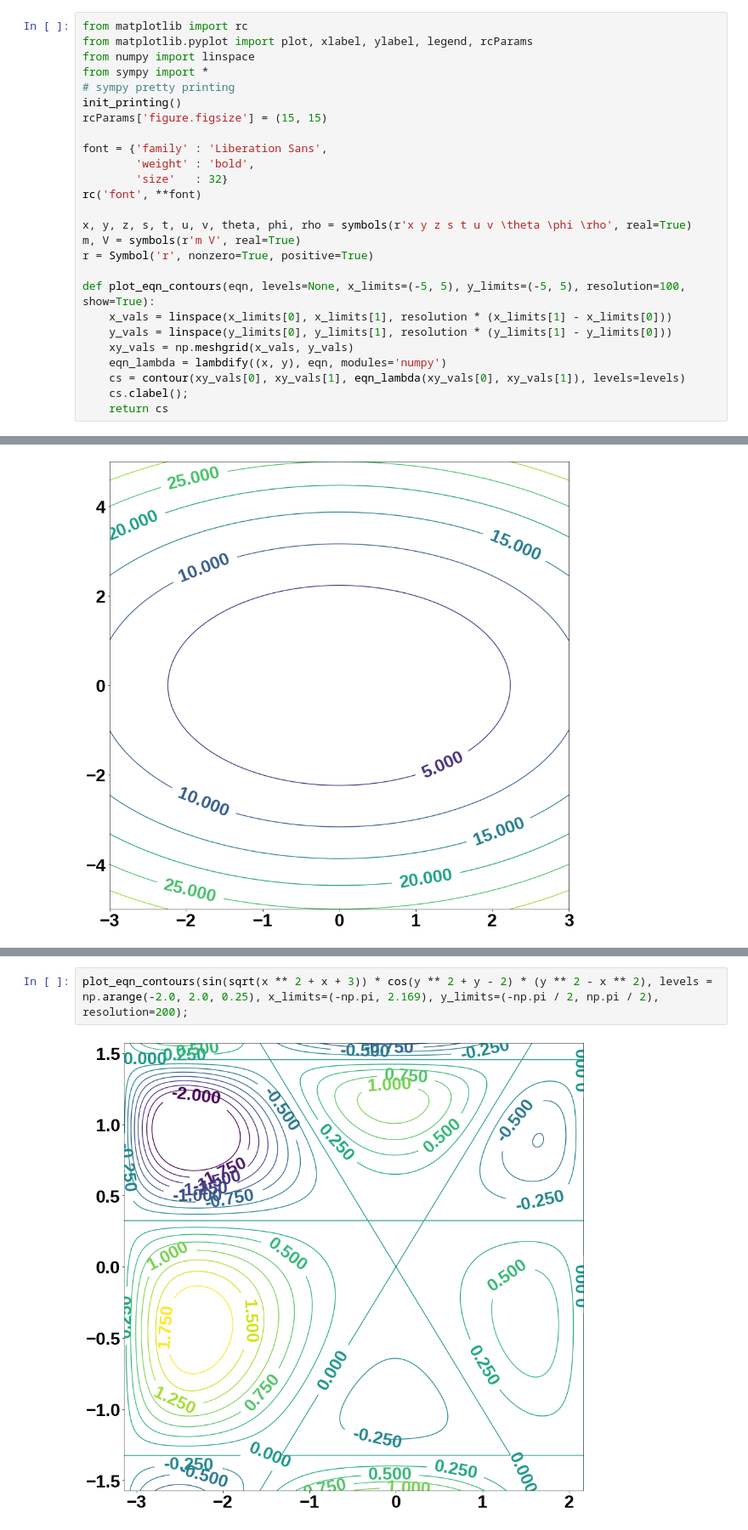
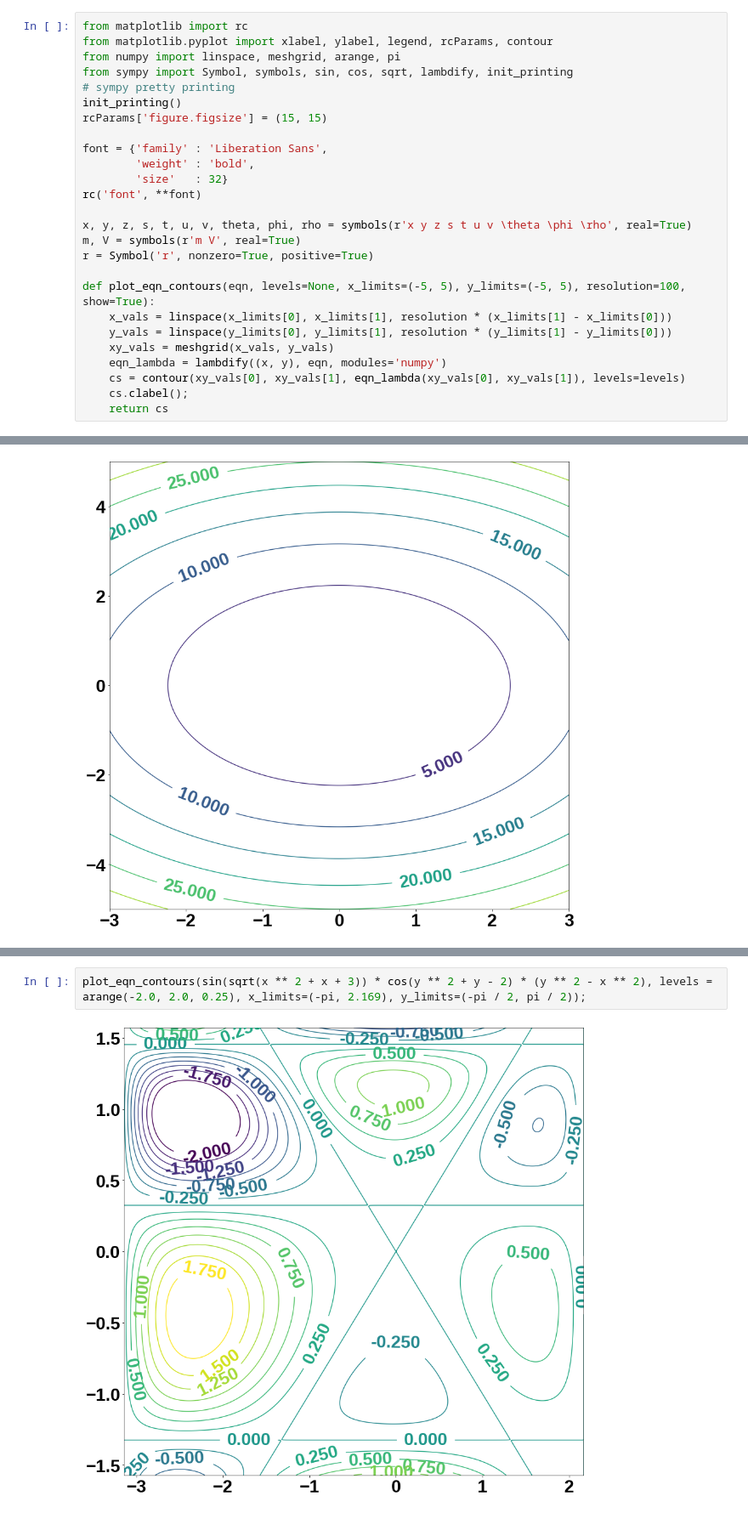
Before and after one commit to mfdeakin/ta_worksheets, a Jupyter notebook: mech222/Workshop_4b.ipynb, the cells around one changed output, grey strips where cells are left out. Shown at 85% size. Saved outputs shown, nothing was run; the diff lists cells and outputs as text.

Commit message:
Minor improvements to the contour plot demos

```diff
--- a/mech222/Workshop_4b.ipynb
+++ b/mech222/Workshop_4b.ipynb
@@ -1,8 +1,8 @@
 # %%
 from matplotlib import rc
-from matplotlib.pyplot import plot, xlabel, ylabel, legend, rcParams
-from numpy import linspace
-from sympy import *
+from matplotlib.pyplot import xlabel, ylabel, legend, rcParams, contour
+from numpy import linspace, meshgrid, arange, pi
+from sympy import Symbol, symbols, sin, cos, sqrt, lambdify, init_printing
 # sympy pretty printing
 init_printing()
 rcParams['figure.figsize'] = (15, 15)
@@ -19,7 +19,7 @@ r = Symbol('r', nonzero=True, positive=True)
 def plot_eqn_contours(eqn, levels=None, x_limits=(-5, 5), y_limits=(-5, 5), resolution=100, show=True):
     x_vals = linspace(x_limits[0], x_limits[1], resolution * (x_limits[1] - x_limits[0]))
     y_vals = linspace(y_limits[0], y_limits[1], resolution * (y_limits[1] - y_limits[0]))
-    xy_vals = np.meshgrid(x_vals, y_vals)
+    xy_vals = meshgrid(x_vals, y_vals)
     eqn_lambda = lambdify((x, y), eqn, modules='numpy')
     cs = contour(xy_vals[0], xy_vals[1], eqn_lambda(xy_vals[0], xy_vals[1]), levels=levels)
     cs.clabel();
@@ -47,6 +47,6 @@ plot_eqn_contours(sin(x) * cos(y), levels = np.arange(-1.0, 1.0, 0.25), x_limits
 # %% [output]
 [figure]
 # %%
-plot_eqn_contours(sin(sqrt(x ** 2 + x + 3)) * cos(y ** 2 + y - 2) * (y ** 2 - x ** 2), levels = np.arange(-2.0, 2.0, 0.25), x_limits=(-np.pi, 2.169), y_limits=(-np.pi / 2, np.pi / 2), resolution=200);
+plot_eqn_contours(sin(sqrt(x ** 2 + x + 3)) * cos(y ** 2 + y - 2) * (y ** 2 - x ** 2), levels = arange(-2.0, 2.0, 0.25), x_limits=(-pi, 2.169), y_limits=(-pi / 2, pi / 2));
 # %% [output]
-[figure, old version]
+[figure, new version]
```
Also changed, not shown: parts of 4 cells of this notebook.
